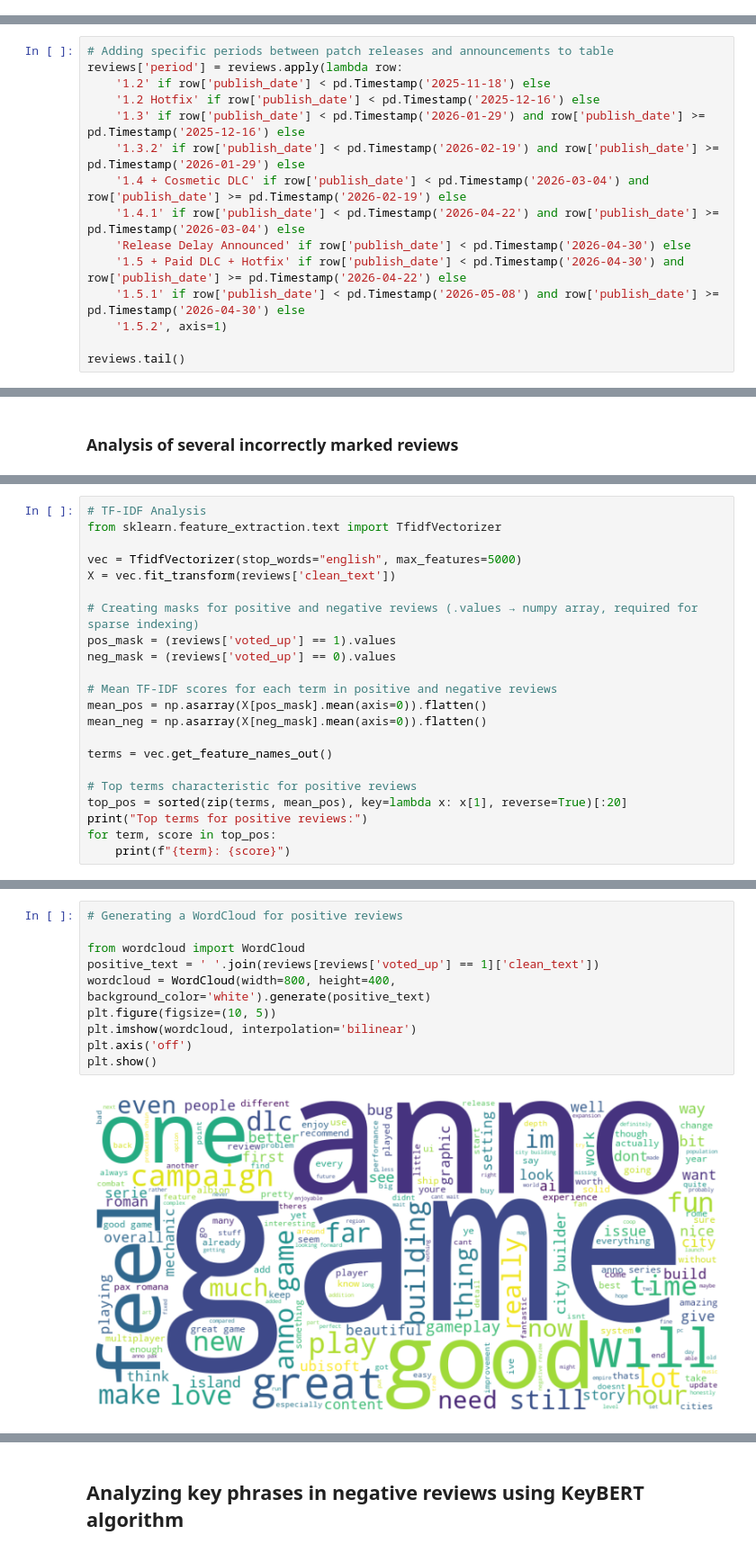
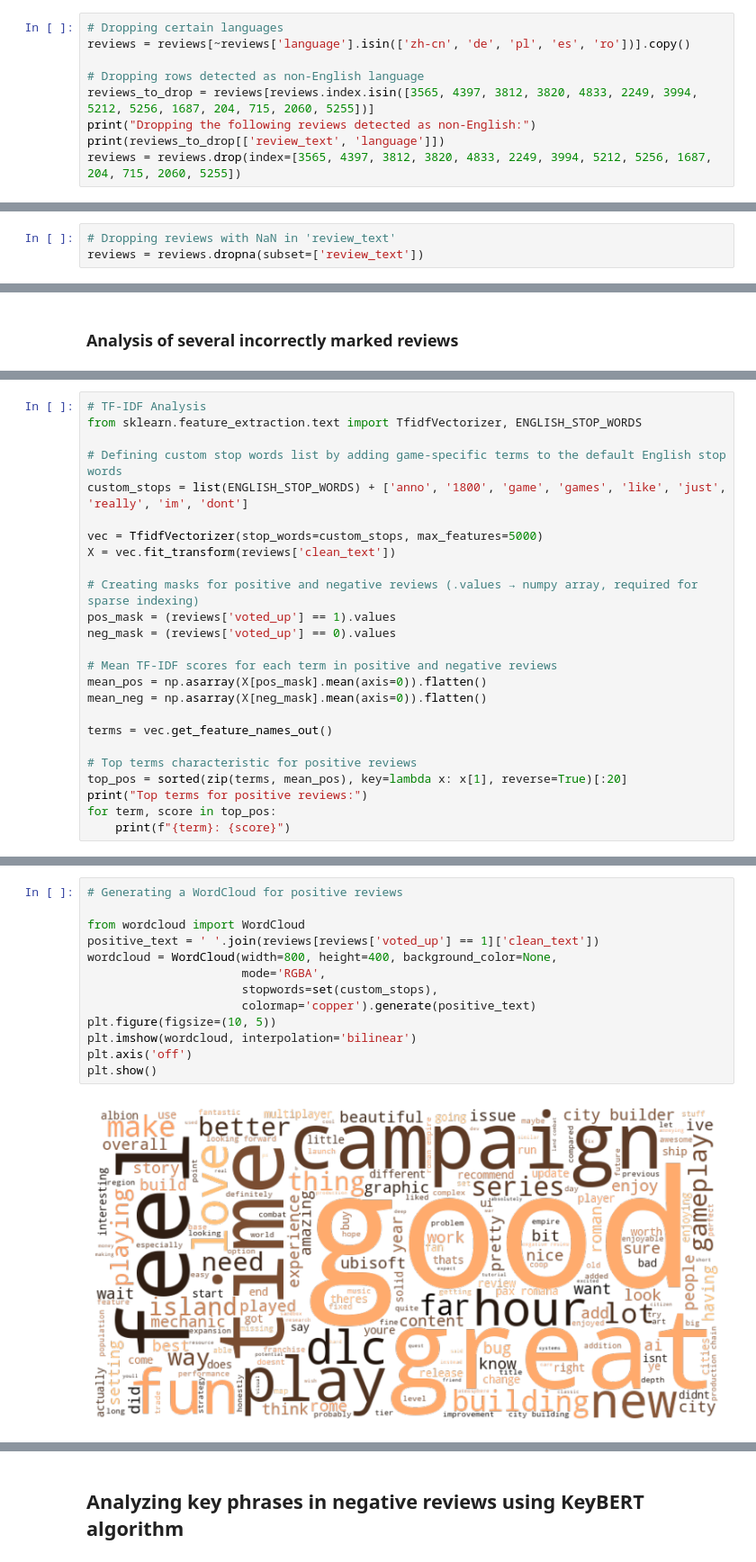
Before and after one commit to GabrielaTranslite/Sentiment_Analysis_Video_Games, a Jupyter notebook: sentiment_analysis.ipynb, the cells around one changed output, grey strips where cells are left out. Shown at 90% size. Saved outputs shown, nothing was run; the diff lists cells and outputs as text.

Commit message:
Language detect and analysis

```diff
--- a/sentiment_analysis.ipynb
+++ b/sentiment_analysis.ipynb
@@ -34,0 +100,9 @@ reviews.head()
+# %%
+# Dropping certain languages
+reviews = reviews[~reviews['language'].isin(['zh-cn', 'de', 'pl', 'es', 'ro'])].copy()
+
+# Dropping rows detected as non-English language
+reviews_to_drop = reviews[reviews.index.isin([3565, 4397, 3812, 3820, 4833, 2249, 3994, 5212, 5256, 1687, 204, 715, 2060, 5255])]
+print("Dropping the following reviews detected as non-English:")
+print(reviews_to_drop[['review_text', 'language']])
+reviews = reviews.drop(index=[3565, 4397, 3812, 3820, 4833, 2249, 3994, 5212, 5256, 1687, 204, 715, 2060, 5255])
@@ -37,0 +134,3 @@ reviews = reviews[reviews['review_text'].str.strip() != '']
+# %%
+# Dropping reviews with NaN in 'review_text'
+reviews = reviews.dropna(subset=['review_text'])
@@ -237,15 +376,0 @@ plt.show()
-# %%
-# Adding specific periods between patch releases and announcements to table
-reviews['period'] = reviews.apply(lambda row:
-    '1.2' if row['publish_date'] < pd.Timestamp('2025-11-18') else
-    '1.2 Hotfix' if row['publish_date'] < pd.Timestamp('2025-12-16') else
-    '1.3' if row['publish_date'] < pd.Timestamp('2026-01-29') and row['publish_date'] >= pd.Timestamp('2025-12-16') else
-    '1.3.2' if row['publish_date'] < pd.Timestamp('2026-02-19') and row['publish_date'] >= pd.Timestamp('2026-01-29') else
-    '1.4 + Cosmetic DLC' if row['publish_date'] < pd.Timestamp('2026-03-04') and row['publish_date'] >= pd.Timestamp('2026-02-19') else
-    '1.4.1' if row['publish_date'] < pd.Timestamp('2026-04-22') and row['publish_date'] >= pd.Timestamp('2026-03-04') else
-    'Release Delay Announced' if row['publish_date'] < pd.Timestamp('2026-04-30') else
-    '1.5 + Paid DLC + Hotfix' if row['publish_date'] < pd.Timestamp('2026-04-30') and row['publish_date'] >= pd.Timestamp('2026-04-22') else
-    '1.5.1' if row['publish_date'] < pd.Timestamp('2026-05-08') and row['publish_date'] >= pd.Timestamp('2026-04-30') else
-    '1.5.2', axis=1)
-
-reviews.tail()
@@ -392,8 +569,11 @@ print(incorrect[['review_text', 'voted_up', 'sentiment_label']].sample(10, rando
 # %%
 # TF-IDF Analysis
-from sklearn.feature_extraction.text import TfidfVectorizer
+from sklearn.feature_extraction.text import TfidfVectorizer, ENGLISH_STOP_WORDS
 
-vec = TfidfVectorizer(stop_words="english", max_features=5000)
+# Defining custom stop words list by adding game-specific terms to the default English stop words
+custom_stops = list(ENGLISH_STOP_WORDS) + ['anno', '1800', 'game', 'games', 'like', 'just', 'really', 'im', 'dont']
+
+vec = TfidfVectorizer(stop_words=custom_stops, max_features=5000)
 X = vec.fit_transform(reviews['clean_text'])
 
 # Creating masks for positive and negative reviews (.values → numpy array, required for sparse indexing)
@@ -432,15 +614,18 @@ campaign: 0.01612742322223804
 # %%
 # Generating a WordCloud for positive reviews
 
 from wordcloud import WordCloud
 positive_text = ' '.join(reviews[reviews['voted_up'] == 1]['clean_text'])
-wordcloud = WordCloud(width=800, height=400, background_color='white').generate(positive_text)
+wordcloud = WordCloud(width=800, height=400, background_color=None,
+                      mode='RGBA',
+                      stopwords=set(custom_stops),
+                      colormap='copper').generate(positive_text)
 plt.figure(figsize=(10, 5))
 plt.imshow(wordcloud, interpolation='bilinear')
 plt.axis('off')
 plt.show()
 # %% [output]
-[figure, old version]
+[figure, new version]
 # %%
 # Top terms characteristic for negative reviews
 top_neg = sorted(zip(terms, mean_neg), key=lambda x: x[1], reverse=True)[:20]
```
Also changed, not shown: parts of 42 cells of this notebook, 2 other files.
